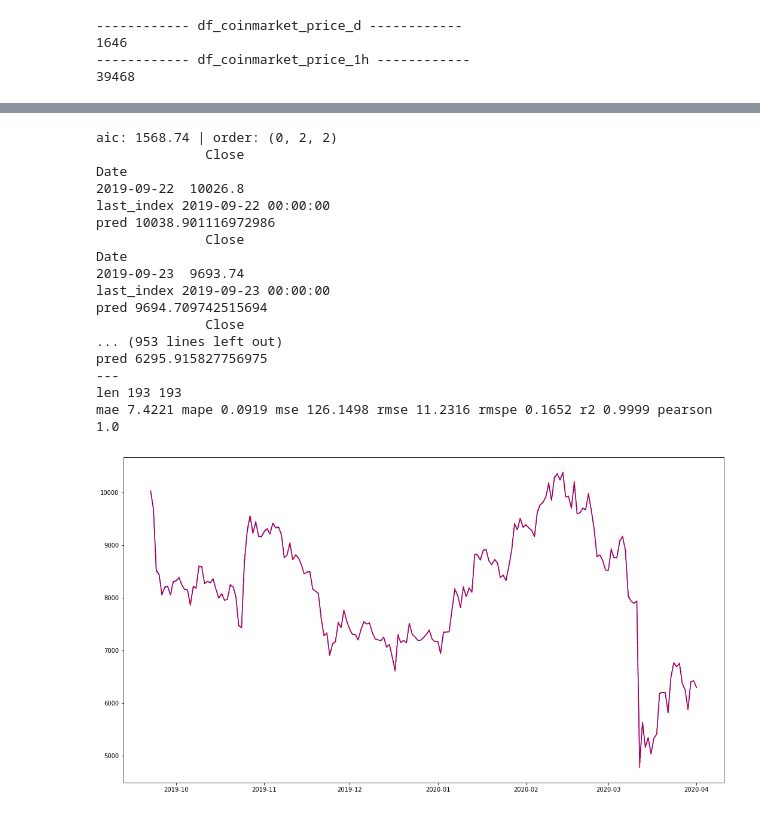
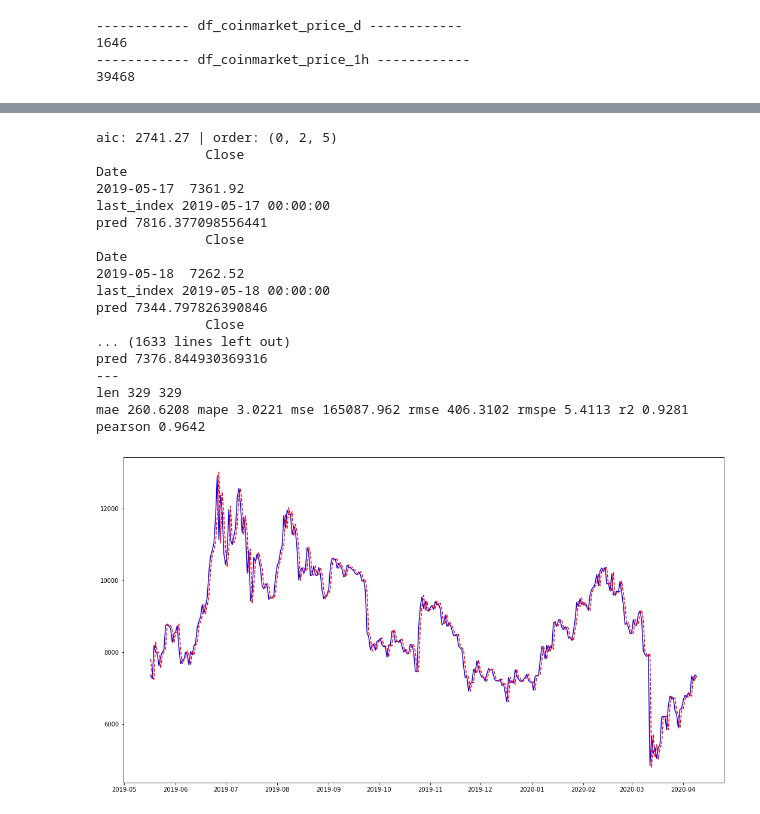
Before and after one commit to RichardMan13/Time_Series_Bitcoin, a Jupyter notebook: tcc_scripts_notebook/models_time_series.ipynb, the cells around one changed output, grey strips where cells are left out. Drawn from its saved outputs; the diff is of its cells as text; code cells hidden in the pictures.

```diff
--- a/tcc_scripts_notebook/models_time_series.ipynb
+++ b/tcc_scripts_notebook/models_time_series.ipynb
@@ -941,9 +1069,9 @@ class MAForecast(object):
 #                                         enforce_invertibility=False)
 #         results = mod.fit()
 #         pred = results.forecast(steps = 1)
-
+        train_index = (last_index - pd.Timedelta(days = 1)).strftime('%Y-%m-%d')
         model = pm.ARIMA(order = best_order) #enforce_stationarity = False
-        model = model.fit(self.df[:last_index])
+        model = model.fit(self.df[:train_index])
 
 #         model = model.update(self.df[last_index:last_index])
 
@@ -996,36 +1124,36 @@ class MAForecast(object):
 # %%
 ### MAIN
 
 df = df_gemini_price_d.copy()
 # df = df_gemini_price_1h.copy()
 
 df['Date'] = pd.to_datetime(df['Date'])
 #print('null\n', df.isnull().sum())
 
 df = df.set_index('Date')
 df = df.loc[:, ['Close']]
 df = df.sort_values(by = ['Date'])
 df = df.asfreq('D') # D or H
 
 ma_forecast = MAForecast(df = df,
-                               percentage_train_size = 0.90)
+                               percentage_train_size = 0.80)
 ma_forecast.perform()
 # %% [output]
-aic: 1568.74 | order: (0, 2, 2)
+aic: 2741.27 | order: (0, 2, 5)
               Close
 Date
-2019-09-22  10026.8
-last_index 2019-09-22 00:00:00
-pred 10038.901116972986
+2019-05-17  7361.92
+last_index 2019-05-17 00:00:00
+pred 7816.377098556441
               Close
 Date
-2019-09-23  9693.74
-last_index 2019-09-23 00:00:00
-pred 9694.709742515694
+2019-05-18  7262.52
+last_index 2019-05-18 00:00:00
+pred 7344.797826390846
               Close
-... (953 lines left out)
-pred 6295.915827756975
+... (1633 lines left out)
+pred 7376.844930369316
 ---
-len 193 193
-mae 7.4221 mape 0.0919 mse 126.1498 rmse 11.2316 rmspe 0.1652 r2 0.9999 pearson 1.0
+len 329 329
+mae 260.6208 mape 3.0221 mse 165087.962 rmse 406.3102 rmspe 5.4113 r2 0.9281 pearson 0.9642
-[figure, old version]
+[figure, new version]
```
Also changed, not shown: parts of 28 cells of this notebook, 3 other files.
